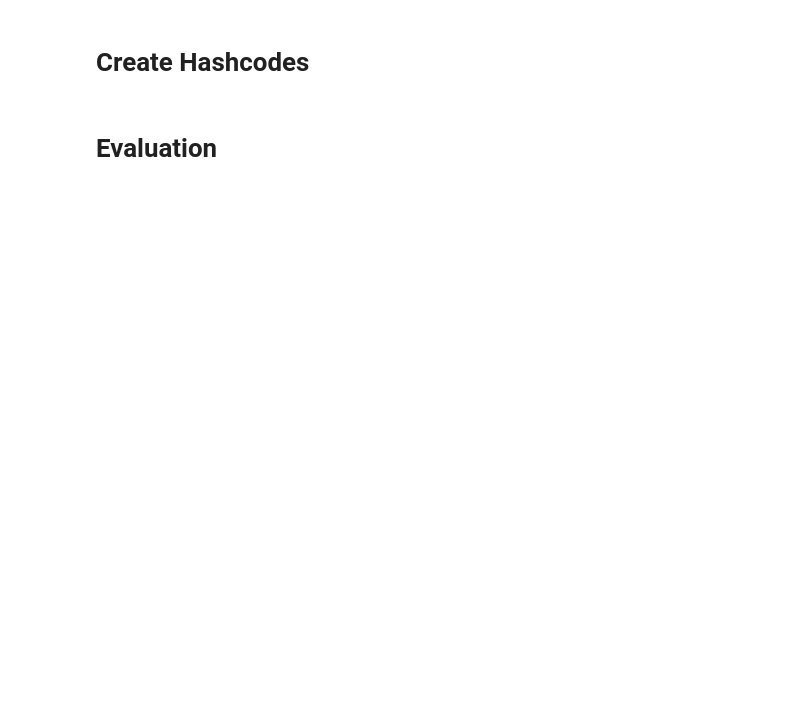
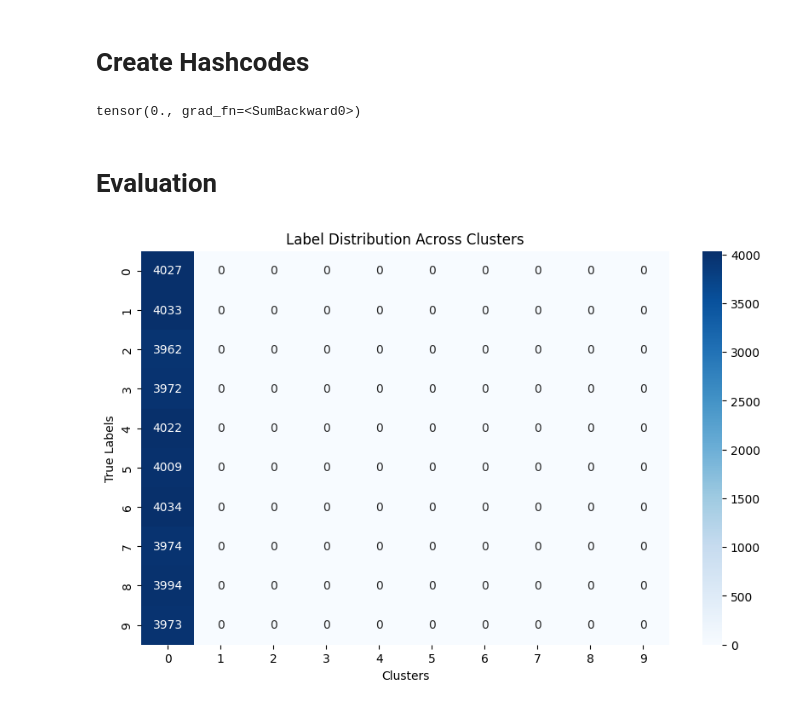
Before and after one commit to tobo03/DVP7, a Jupyter notebook: DeepHashing/Pairwise/proofOfConcept3.ipynb, the cells around one changed output. Saved outputs shown, nothing was run; the diff lists cells and outputs as text; code cells hidden in the pictures; blank space fills up the shorter version.

```diff
--- a/DeepHashing/Pairwise/proofOfConcept3.ipynb
+++ b/DeepHashing/Pairwise/proofOfConcept3.ipynb
@@ -39,14 +39,15 @@ class CustomNN(nn.Module):
         self.fc_layers = nn.Sequential(
             nn.Linear(4096, 256),  # First fully connected layer
             nn.ReLU(),
-            nn.Linear(256, 32)    # Second fully connected layer to reduce to 4000
+            nn.Linear(256, 32),    # Second fully connected layer to reduce to 4000
+            nn.ReLU()
         )
 
         # Initialize weights and biases from gaussian distribution
         for layer in self.fc_layers:
             if isinstance(layer, nn.Linear):
-                nn.init.normal_(layer.weight, mean=0.0, std=0.01)  # Initialize weights
-                nn.init.normal_(layer.bias, mean=0.0, std=0.01)    # Initialize biases
+                nn.init.normal_(layer.weight, mean=0.0, std=0.01)  # Initialize weights based on paper
+                nn.init.normal_(layer.bias, mean=0.0, std=0.01)    # Initialize biases based on paper
 
     def forward(self, x):
         return self.fc_layers(x)
@@ -121,6 +145,10 @@ for epoch in range(num_epochs):
 # %%
 hash_train = torch.sign(model(X_train_tensor))
 hash_test = torch.sign(model(X_test_tensor))
+# %%
+torch.sum(hash_train)
+# %% [output]
+tensor(0., grad_fn=<SumBackward0>)
 # %% [markdown]
 # Evaluation
 # %%
@@ -162,3 +190,7 @@ def easyHeatmap(hashCodes, labels):
     raw_label_cluster_matrix = build_label_cluster_matrix(raw_clusters, labels)
 
     plot_heatmap(raw_label_cluster_matrix)
+# %%
+easyHeatmap(hash_train.detach().numpy(), y_train)
+# %% [output]
+[figure, added]
```
Also changed, not shown: parts of 5 cells of this notebook, 1 other file.
